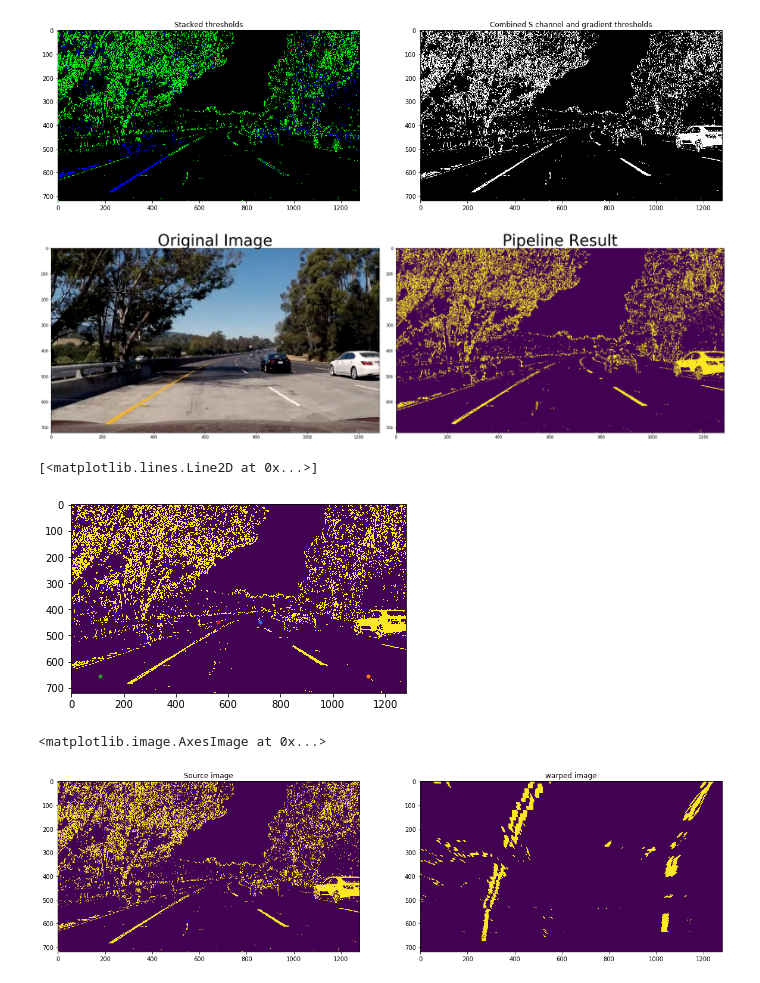
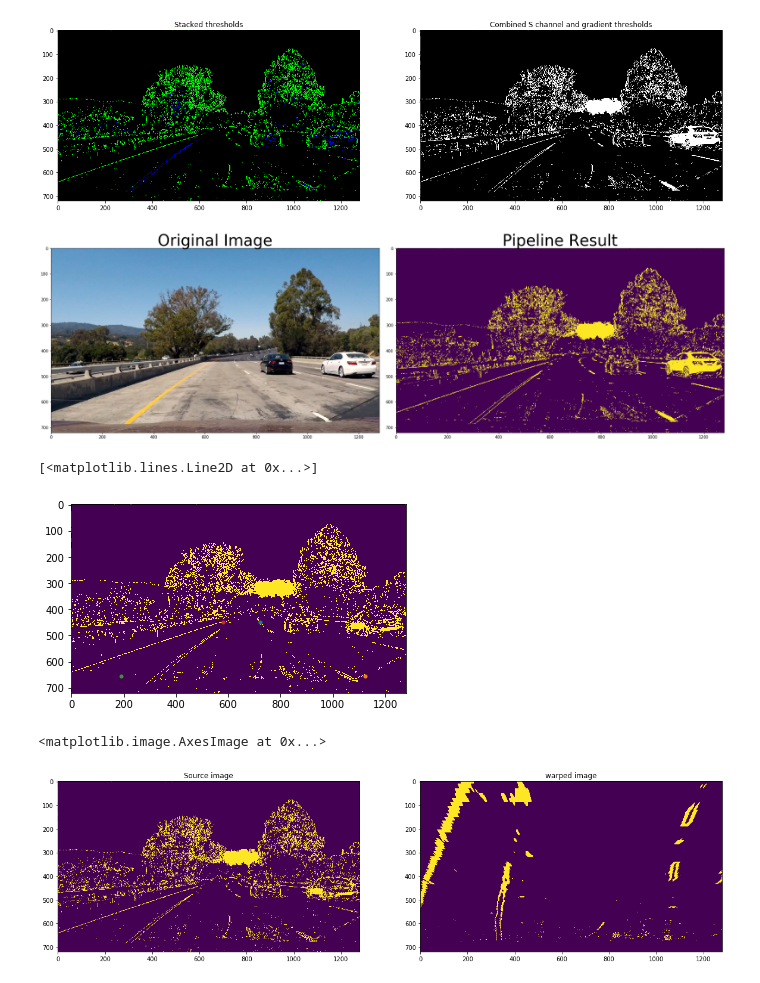
Before and after one commit to bryan0806/Udacity-CarND-Advanced-Lane-Lines, a Jupyter notebook: Combined thresholds-with Perspective Transform.ipynb, the cells around one changed output. Drawn from its saved outputs; the diff is of its cells as text; code cells hidden in the pictures.

```diff
--- a/Combined thresholds-with Perspective Transform.ipynb
+++ b/Combined thresholds-with Perspective Transform.ipynb
@@ -13,7 +13,7 @@ dist = dist_pickle["dist"]
 
 
 
-image = mpimg.imread('test_images/test5.jpg')
+image = mpimg.imread('test_images/test1.jpg')
 
 # Edit this function to create your own pipeline.
 def pipeline(img, s_thresh=(170, 230), sx_thresh=(20, 100), l_thresh=(200,255)):
@@ -48,6 +48,11 @@ def pipeline(img, s_thresh=(170, 230), sx_thresh=(20, 100), l_thresh=(200,255)):
     # To get it more clear for right white line, need l threshold
     l_binary = np.zeros_like(l_channel)
     l_binary[(l_channel >= l_thresh[0]) & (l_channel <= l_thresh[1])] = 1
+
+
+    ## yellow selection
+    h_binary = np.zeros_like(h_channel)
+    h_binary[(h_channel>=40) & (h_channel<=50)] = 1
     color_binary = np.dstack(( np.zeros_like(sxbinary), sxbinary, s_binary))
 
     # Combine the two binary thresholds
@@ -78,21 +83,21 @@ ax2.imshow(result)
 ax2.set_title('Pipeline Result', fontsize=40)
 plt.subplots_adjust(left=0., right=1, top=0.9, bottom=0.)
 # %% [output]
-[figure, old version]
+[figure, new version]
-[figure, old version]
+[figure, new version]
 # %%
 %matplotlib inline
 
 # source image points
 
 plt.imshow(result)
 plt.plot(720, 450, '.') #top right
-plt.plot(1135,655, '.') #bottom right
-plt.plot(110,655,'.') #bottom left
-plt.plot(560,450,'.')#top left
+plt.plot(1125,655, '.') #bottom right
+plt.plot(190,655,'.') #bottom left
+plt.plot(580,450,'.')#top left
 # %% [output]
 [<matplotlib.lines.Line2D at 0x...>]
-[figure, old version]
+[figure, new version]
 # %%
 # define perspective transform function
 def warp(img):
@@ -135,7 +140,7 @@ ax2.set_title('warped image')
 ax2.imshow(warped_im)
 # %% [output]
 <matplotlib.image.AxesImage at 0x...>
-[figure, old version]
+[figure, new version]
 # %%
 %matplotlib inline
 # Try histogram sum
```
Also changed, not shown: parts of 6 cells of this notebook.
